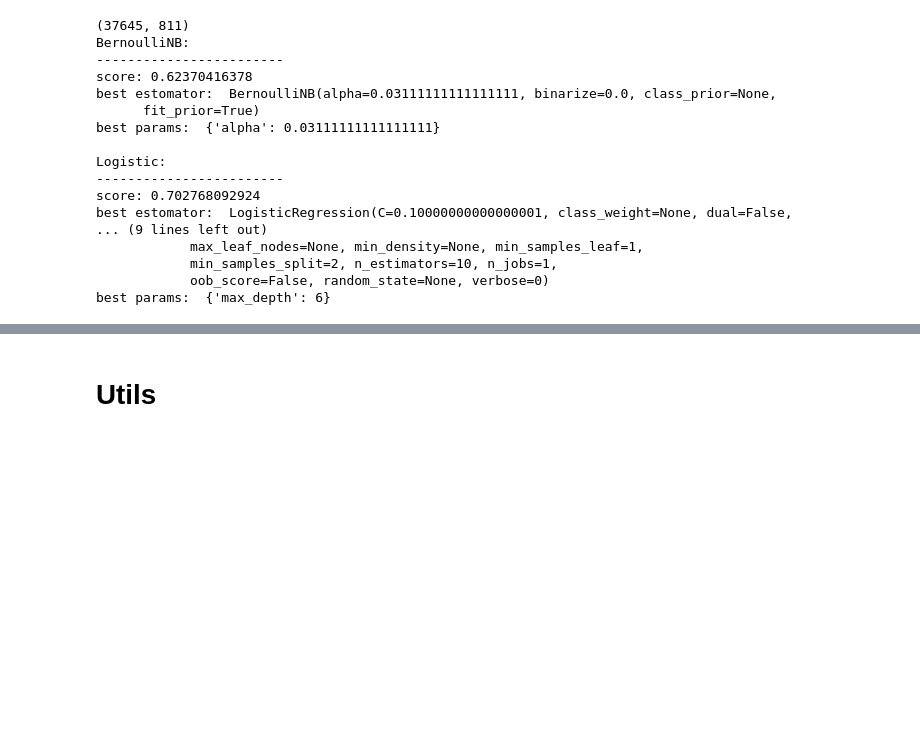
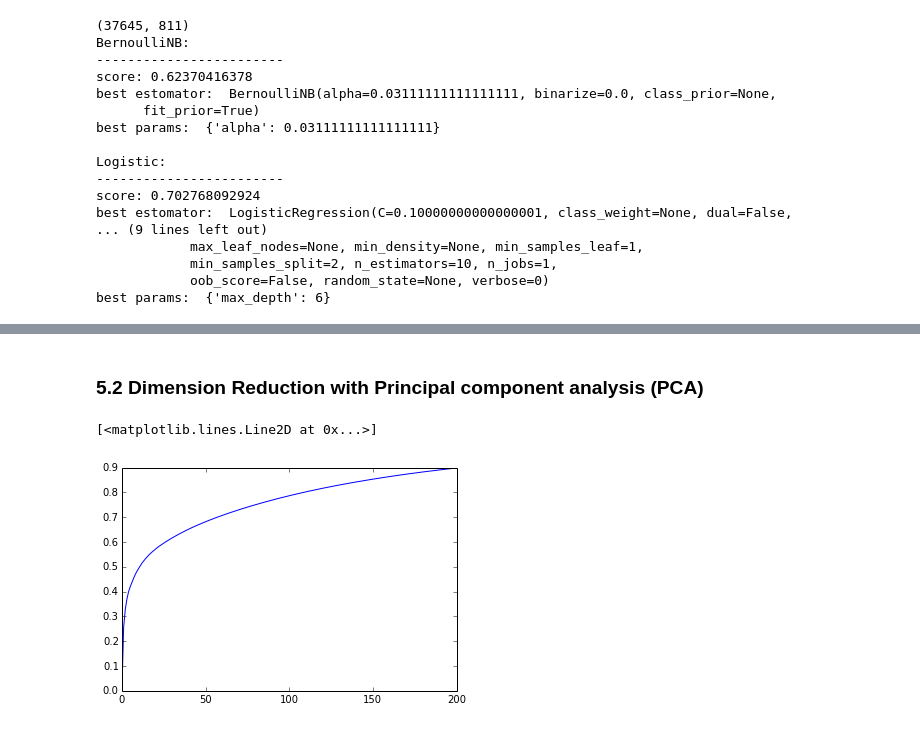
Before and after one commit to arisha84/fall_2014_assignments, a Jupyter notebook: project/Presentaion.ipynb, the cells around one changed output, grey strips where cells are left out. Cells and saved outputs as stored; diff of their text form; code cells hidden in the pictures; blank space fills up the shorter version.

```diff
--- a/project/Presentaion.ipynb
+++ b/project/Presentaion.ipynb
@@ -226,2 +233,0 @@ RandomForest had an average roc_auc score of 0.706
-# %% [markdown]
-# Utils
@@ -315,0 +234,12 @@ class ModelOptimizer:
+# %% [markdown]
+### 5.2 Dimension Reduction with Principal component analysis (PCA)
+# %%
+from sklearn.decomposition import PCA
+from sklearn.decomposition import SparsePCA
+sk_pca = PCA(n_components=200)
+sk_transf = sk_pca.fit_transform(X)
+explained_variance = [sk_pca.explained_variance_ratio_[0:i].sum() for i in range(200)]
+plot(range(200),explained_variance)
+# %% [output]
+[<matplotlib.lines.Line2D at 0x...>]
+[figure, added]
```
Also changed, not shown: parts of 58 cells of this notebook, 1 other file.
